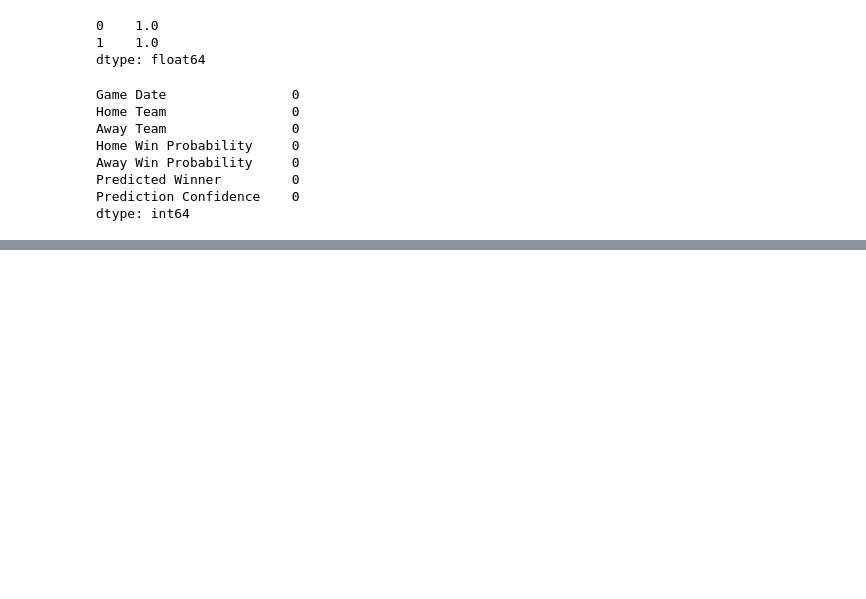
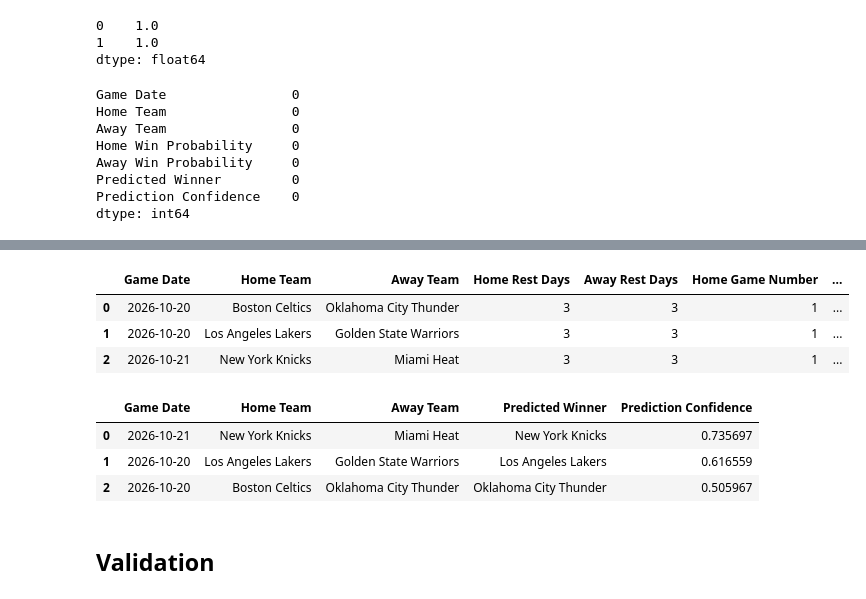
Before and after one commit to nam-doh/nba-prediction-engine, a Jupyter notebook: notebooks/06_live_prediction_pipline.ipynb, the cells around one changed output, grey strips where cells are left out. Saved outputs shown, nothing was run; the diff lists cells and outputs as text; code cells hidden in the pictures; blank space fills up the shorter version.

```diff
--- a/notebooks/06_live_prediction_pipline.ipynb
+++ b/notebooks/06_live_prediction_pipline.ipynb
@@ -639,0 +692,17 @@ This phase establishes the foundation for automated daily predictions during the
+# %%
+def calculate_team_game_number(
+    team,
+    game_date,
+    schedule
+):
+    prior_games = schedule[
+        (
+            (schedule["HOME_TEAM"] == team)
+            |
+            (schedule["AWAY_TEAM"] == team)
+        )
+        &
+        (schedule["GAME_DATE"] < game_date)
+    ]
+
+    return len(prior_games) + 1
@@ -639,0 +820,47 @@ This phase establishes the foundation for automated daily predictions during the
+# %%
+display_predictions = upcoming_predictions.copy()
+
+probability_columns = [
+    "Home Win Probability",
+    "Away Win Probability",
+    "Prediction Confidence"
+]
+
+for column in probability_columns:
+    display_predictions[column] = (
+        display_predictions[column]
+        .map(lambda x: f"{x:.1%}")
+    )
+
+display_predictions
+# %% [output]
+|  | Game Date | Home Team | Away Team | Home Rest Days | Away Rest Days | Home Game Number | ... |
+| 0 | 2026-10-20 | Boston Celtics | Oklahoma City Thunder | 3 | 3 | 1 | ... |
+| 1 | 2026-10-20 | Los Angeles Lakers | Golden State Warriors | 3 | 3 | 1 | ... |
+| 2 | 2026-10-21 | New York Knicks | Miami Heat | 3 | 3 | 1 | ... |
+# %%
+confidence_rankings = (
+    upcoming_predictions
+    .sort_values(
+        "Prediction Confidence",
+        ascending=False
+    )
+    .reset_index(drop=True)
+)
+
+confidence_rankings[
+    [
+        "Game Date",
+        "Home Team",
+        "Away Team",
+        "Predicted Winner",
+        "Prediction Confidence"
+    ]
+]
+# %% [output]
+|  | Game Date | Home Team | Away Team | Predicted Winner | Prediction Confidence |
+| 0 | 2026-10-21 | New York Knicks | Miami Heat | New York Knicks | 0.735697 |
+| 1 | 2026-10-20 | Los Angeles Lakers | Golden State Warriors | Los Angeles Lakers | 0.616559 |
+| 2 | 2026-10-20 | Boston Celtics | Oklahoma City Thunder | Oklahoma City Thunder | 0.505967 |
+# %% [markdown]
+## Validation
```
Also changed, not shown: parts of 23 cells of this notebook, 4 other files.
